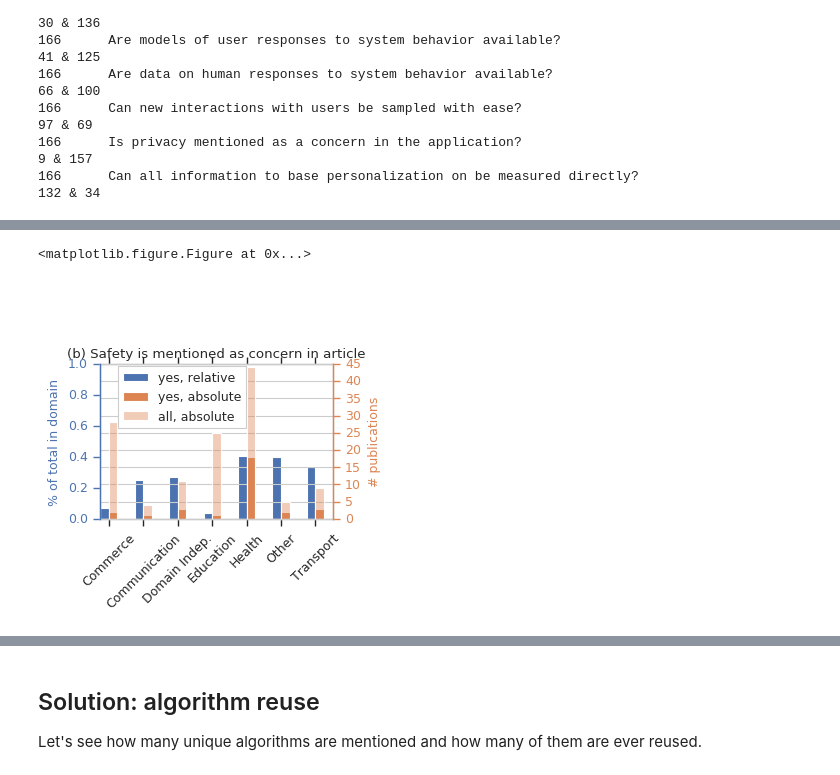
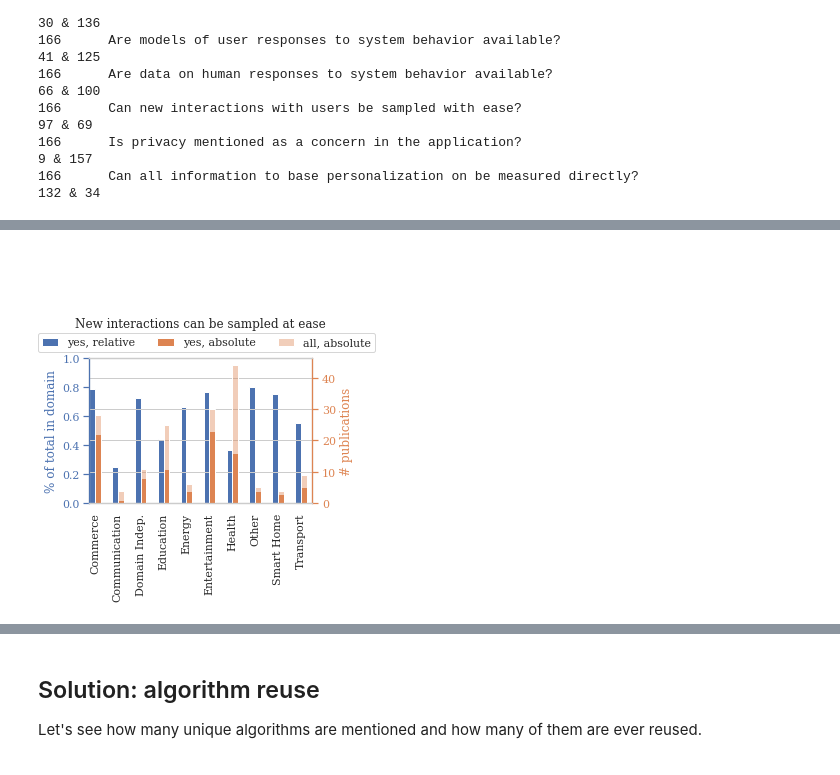
Before and after one commit to florisdenhengst/rl-for-personalization, a Jupyter notebook: analysis/Analysis.ipynb, the cells around one changed output, grey strips where cells are left out. Cells and saved outputs as stored; diff of their text form; code cells hidden in the pictures.

```diff
--- a/analysis/Analysis.ipynb
+++ b/analysis/Analysis.ipynb
@@ -93,3 +99,5 @@ data = all_data.drop(all_data[condition].index)
+# %%
+data['Citations'] = data[['Citation Count','Patent Citation Count','Reference Count']].max(axis=1)
 # %% [markdown]
 ## Expand and normalize algorithm column
 An example of original data input (1 row):
@@ -562,12 +570,12 @@ for q in qs['setting'][2:]:
 # %%
 myRcParams = copy.deepcopy(rcParams)
 ratio = 4 / 6
-base = 4
-myRcParams['figure.figsize'] = (base, base*ratio *2)
+base = 6
+myRcParams['figure.figsize'] = (base*4, base*ratio)
 plt.rcParams.update(myRcParams)
 
 recent_data = data[data['Year'] > datetime.datetime(2012, 12, 31)]
-f, (ax1, ax2) = plt.subplots(2, 1, sharey=False, figsize=myRcParams['figure.figsize'])
+f, (ax1, ax2) = plt.subplots(1, 2, sharey=False, figsize=myRcParams['figure.figsize'])
 # f.tight_layout()
 
 ax = sns.countplot(ax=ax1, x="Year", hue="Domain", hue_order=np.sort(data['Domain'].unique()), data=recent_data, )
@@ -576,11 +584,9 @@ ax.set_xticklabels(years)
 ax.get_legend().remove()
 ax.set_ylabel('# publications')
 ax.set(title='(a) Absolute')
-ax.get_xaxis().set_label_text("")
-ax.set_xticklabels([])
 
 num_hues = len(data.Domain.unique())
-hatches = itertools.cycle(['', '/', '*', '\\', 'o', 'x', '.', 'O', '//', '+'])
+hatches = itertools.cycle(['', '////', '*', '\\', 'o', 'x', '.', 'O', '////', '+'])
 hatch_map = {}
 
 for i, bar in enumerate(ax.patches):
@@ -607,10 +613,9 @@ leg = ax.legend(loc='upper right', ncol=1, bbox_to_anchor=(1.5,1.1))
 for patch in leg.get_patches():
     patch.set_height(10)
 ax.set_ylabel('% of yearly total')
-ax.set_ylim([0,1])
 ax.set(title='(b) Relative')
 
-plt.savefig('imgs/pub_per_dom_over_time.pdf', bbox_inches='tight')
+# plt.savefig('imgs/pub_per_dom_over_time.pdf', bbox_inches='tight')
 
 plt.rcParams.update(rcParams)
 # %% [output]
@@ -671,38 +804,26 @@ to_plot
 # %%
 myRcParams = copy.deepcopy(rcParams)
 ratio = 4 / 6
-base = 3
+base = 4
 myRcParams['figure.figsize'] = (base, base*ratio)
 plt.rcParams.update(myRcParams)
 
-to_plot = qs['setting'][4]
+to_plot = qs['setting'][7]
 
-d_to_plot = data[to_plot]
-# rd_counts = (data.groupby(['Domain'])[to_plot]
-#                      .value_counts(normalize=True)
-#                      .rename('percentage')
-#                      .reset_index()
-#                      .sort_values('Domain'))
-# ax = sns.barplot(x="Domain", y="percentage", hue=to_plot, hue_order=np.sort(d_to_plot.unique()),  data=rd_counts)
-# ax.legend(loc='upper right', ncol=3)
-# ax.set_ylabel('Occurence (%)')
-# plt.xticks(rotation=45)
-# ax.set_ylim([0,1])
-# ax.set(title=to_plot)
-plt.figure()
-fig, ax1, ax2 = plot_per_domain(to_plot, data)
+fig, (ax) = plt.subplots(1,1)
+ax1, ax2 = plot_per_domain(to_plot, data, ax)
 ax1.set(xlabel="")
 ax1.get_legend().remove()
 ax1.set_ylabel("% of total in domain", color=current_palette[0])
 ax2.set_ylabel("# publications", color=current_palette[1])
-ax1.set_title("(b) Safety is mentioned as concern in article")
+ax1.set_title("New interactions can be sampled at ease")
+ttl = ax1.title
+ttl.set_position([.5, 1.17])
 handles, labels = ax1.get_legend_handles_labels()
 handles2, labels2 = ax2.get_legend_handles_labels()
-fig.legend(handles+handles2, labels+labels2, bbox_to_anchor=(.715,1.3))
-plt.savefig('imgs/safety_mentioned.pdf', bbox_inches='tight')
-
+fig.legend(handles+handles2, labels+labels2, ncol=3, bbox_to_anchor=(1.19,1.46), handlelength=1.5)
+plt.savefig('imgs/iteractions_can_be_sampled_with_ease.pdf', bbox_inches='tight')
 
 plt.rcParams.update(rcParams)
 # %% [output]
-<matplotlib.figure.Figure at 0x...>
-[figure, old version]
+[figure, new version]
```
Also changed, not shown: parts of 46 cells of this notebook, 20 other files.
